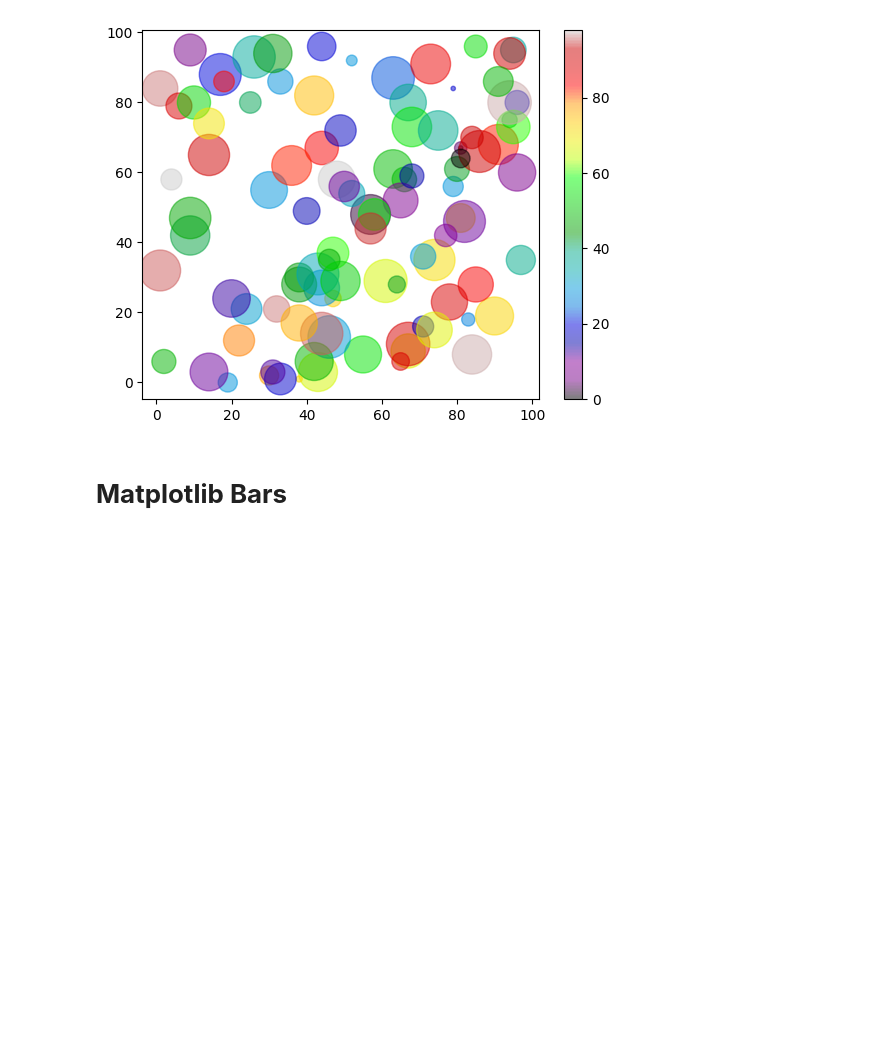
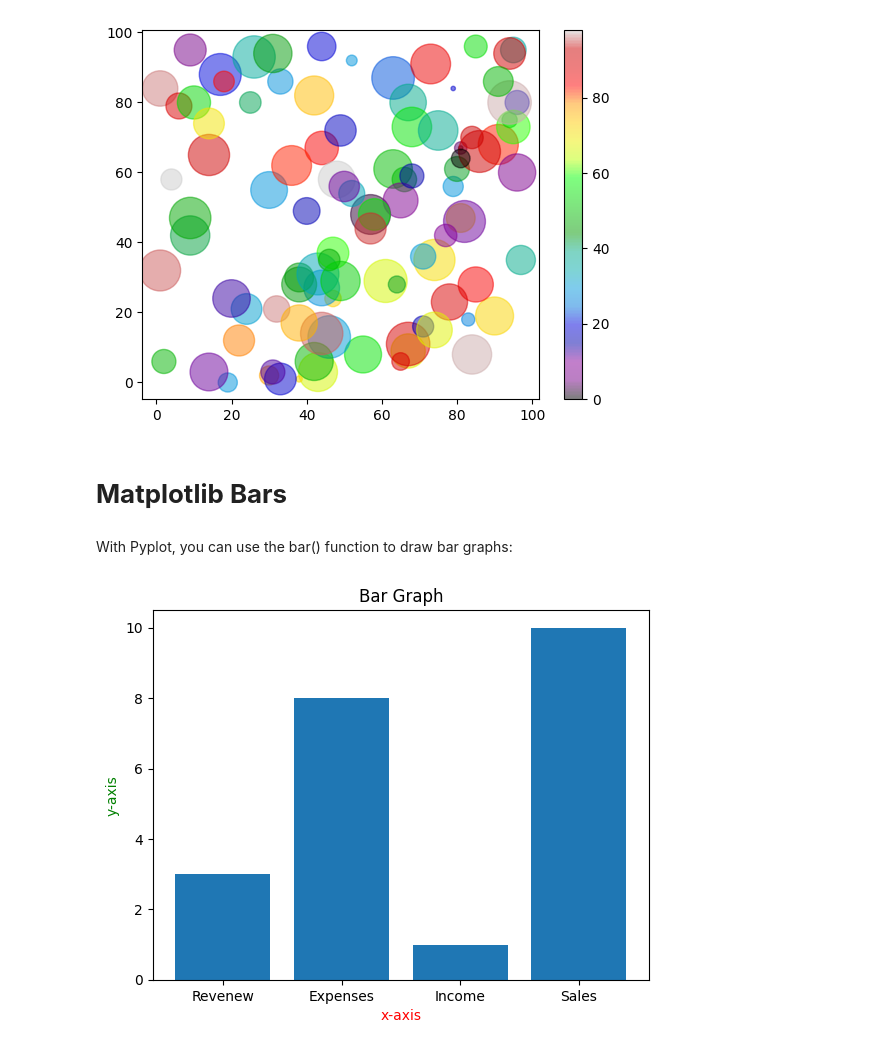
Before and after one commit to payelmiah/Advance-Python-for-Analyst, a Jupyter notebook: Matplotlib.ipynb, the cells around one changed output. Cells and saved outputs as stored; diff of their text form; code cells hidden in the pictures; blank space fills up the shorter version.

Commit message:
Extend the visualization module with Matplotlib bar charts

```diff
--- a/Matplotlib.ipynb
+++ b/Matplotlib.ipynb
@@ -831,3 +831,19 @@ plt.show()
 [figure]
 # %% [markdown]
 # **Matplotlib Bars**
+# %% [markdown]
+With Pyplot, you can use the bar() function to draw bar graphs:
+# %%
+import matplotlib.pyplot as plt
+import numpy as np
+
+x=np.array(["Revenew","Expenses","Income","Sales"])
+y=np.array([3,8,1,10])
+
+plt.title('Bar Graph')
+plt.xlabel("x-axis", c='r')
+plt.ylabel("y-axis", c='g')
+plt.bar(x,y)
+plt.show()
+# %% [output]
+[figure, added]
```
Also changed, not shown: parts of 10 cells of this notebook.
